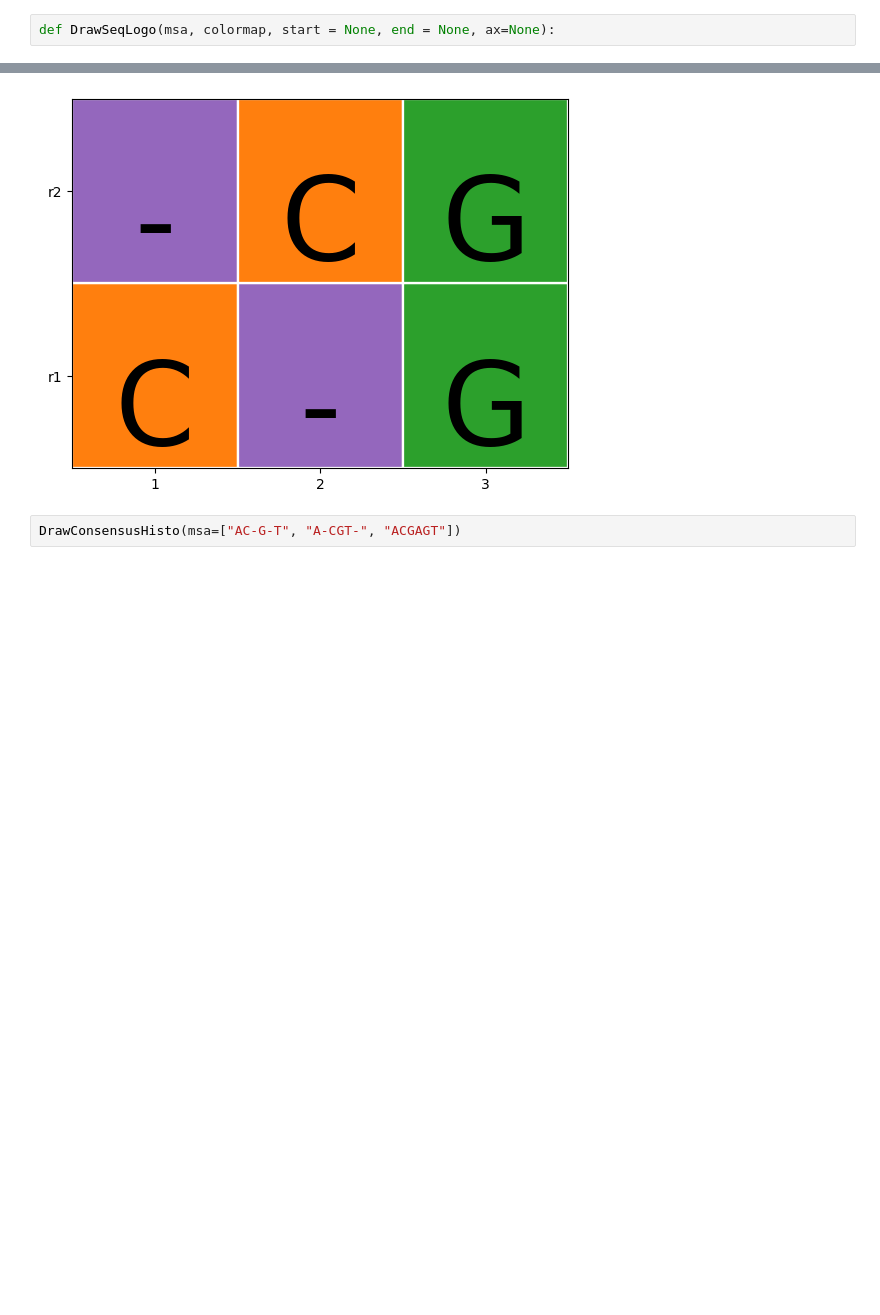
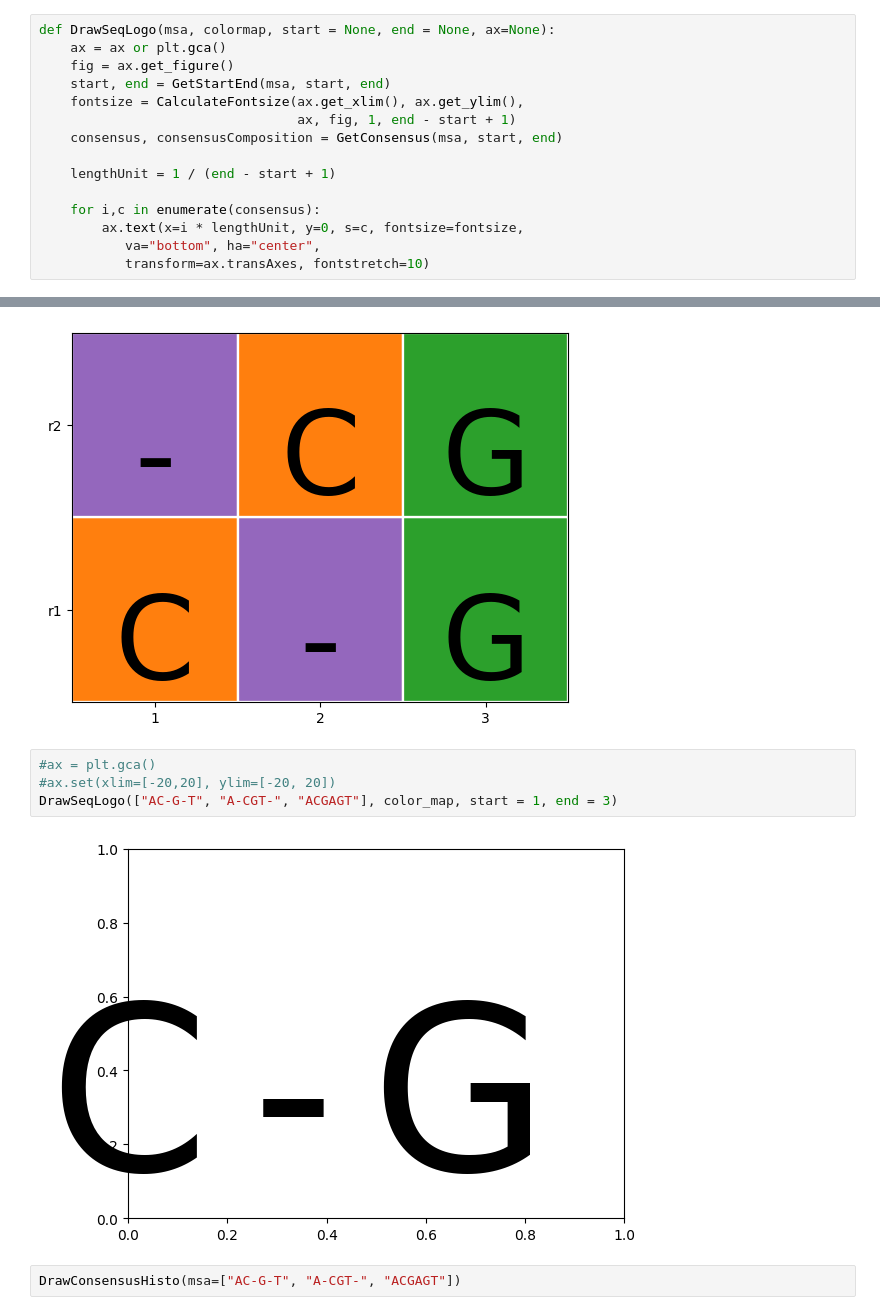
Before and after one commit to mourisl/MSAplot, a Jupyter notebook: vizMSA_dev.ipynb, the cells around one changed output, grey strips where cells are left out. Saved outputs shown, nothing was run; the diff lists cells and outputs as text; blank space fills up the shorter version.

Commit message:
Start to work on seqlogo

```diff
--- a/vizMSA_dev.ipynb
+++ b/vizMSA_dev.ipynb
@@ -157,6 +157,19 @@ def DrawConsensusHisto(msa, color = [0, 0, 1], start = None, end = None, ax=None
     ax.set_xticks(ticks, tickLabels)
 # %%
 def DrawSeqLogo(msa, colormap, start = None, end = None, ax=None):
+    ax = ax or plt.gca()
+    fig = ax.get_figure()
+    start, end = GetStartEnd(msa, start, end)
+    fontsize = CalculateFontsize(ax.get_xlim(), ax.get_ylim(),
+                                 ax, fig, 1, end - start + 1)
+    consensus, consensusComposition = GetConsensus(msa, start, end)
+
+    lengthUnit = 1 / (end - start + 1)
+
+    for i,c in enumerate(consensus):
+        ax.text(x=i * lengthUnit, y=0, s=c, fontsize=fontsize,
+           va="bottom", ha="center",
+           transform=ax.transAxes, fontstretch=10)
 # %%
 ax = plt.gca()
 ax.set(xlim=[-20,20], ylim=[-20, 20])
@@ -164,6 +177,12 @@ ax, color_map=DrawMSA(msa=["AC-G-T", "A-CGT-"], seq_names = ["r1", "r2"],
            start = 1, end = 3, color_order="ACGT")
 # %% [output]
 [figure]
+# %%
+#ax = plt.gca()
+#ax.set(xlim=[-20,20], ylim=[-20, 20])
+DrawSeqLogo(["AC-G-T", "A-CGT-", "ACGAGT"], color_map, start = 1, end = 3)
+# %% [output]
+[figure, added]
 # %%
 DrawConsensusHisto(msa=["AC-G-T", "A-CGT-", "ACGAGT"])
 # %% [output]
```
